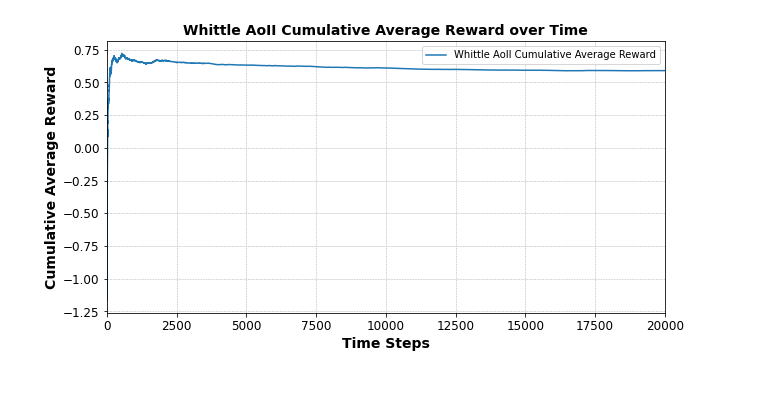
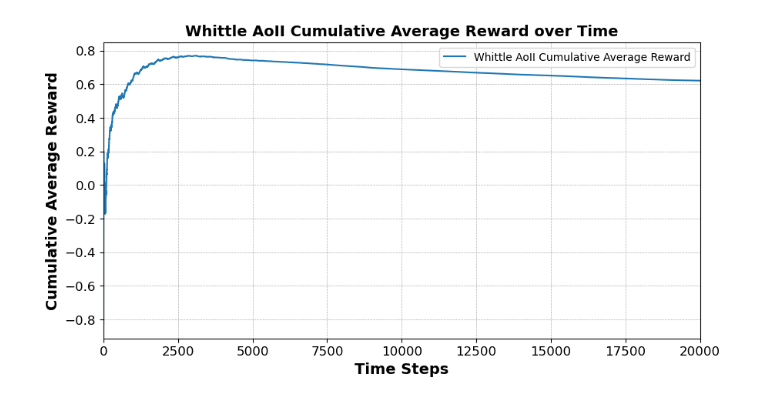
Before and after one commit to sokistar24/wakeupradio, a Jupyter notebook: transmission_cost.ipynb, the cells around one changed output. Drawn from its saved outputs; the diff is of its cells as text; code cells hidden in the pictures.

```diff
--- a/transmission_cost.ipynb
+++ b/transmission_cost.ipynb
@@ -266,8 +266,8 @@ import matplotlib.pyplot as plt
 #penalty = -1  # Penalty for polling when difference <= theta
 #aoii_penalty = 1
 #theta = 0.5  # Threshold for reward
-beta_1 = 0.99  # dEWMA parameter for state value
-beta_2 = 0.99 # dEWMA parameter for rate of change
+beta_1 = 0.95  # dEWMA parameter for state value
+beta_2 = 0.01 # dEWMA parameter for rate of change
 columns = pivot_df.columns  # Get the column names dynamically
 num_nodes = len(columns)  # Number of nodes based on dataset columns
 num_time_steps = len(pivot_df)  # Total time steps based on dataset length
@@ -336,34 +336,34 @@ def run_simulation_whittle_aoii(pivot_df, columns, M, theta, penalty, aoii_penal
             )
             last_update_times[col] = t
 
         # Step 4: Calculate cumulative average reward
         cumulative_rewards.append(cumulative_reward / (t + 1))
 
     return cumulative_rewards
 
 # Run the simulation
 cumulative_rewards_whittle = run_simulation_whittle_aoii(pivot_df, columns, M, theta, penalty, aoii_penalty)
 
 # Save cumulative rewards to CSV
 pd.DataFrame(cumulative_rewards_whittle, columns=["cumulative_reward"]).to_csv('cumulative_rewards_whittle_aoii.csv', index=False)
 
 # Plot cumulative average reward over time
 plt.figure(figsize=(10, 5))
 plt.plot(range(1, len(cumulative_rewards_whittle) + 1), cumulative_rewards_whittle, label='Whittle AoII Cumulative Average Reward')
 plt.xlabel('Time Steps', fontsize=14, fontweight='bold')
 plt.ylabel('Cumulative Average Reward', fontsize=14, fontweight='bold')
 plt.title('Whittle AoII Cumulative Average Reward over Time', fontsize=14, fontweight='bold')
 plt.legend()
 plt.grid(True, which='both', linestyle='--', linewidth=0.5)
 plt.tick_params(axis='both', which='major', labelsize=12)
 plt.xlim(0, len(cumulative_rewards_whittle))
 
 # Save the plot
 plt.savefig('whittle_aoii_cumulative_average_reward.png')
 
 plt.show()
 # %% [output]
-[figure, old version]
+[figure, new version]
 # %%
 import numpy as np
 import pandas as pd
```
Also changed, not shown: parts of 6 cells of this notebook, 4 other files.
